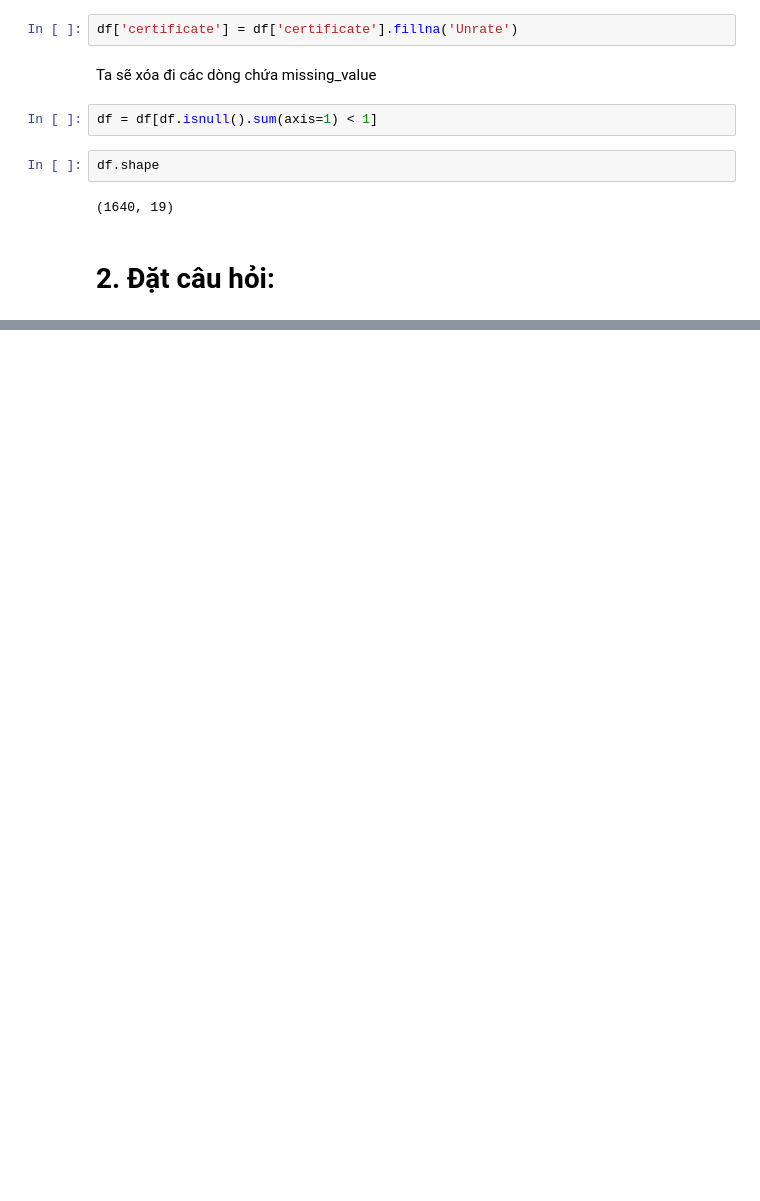
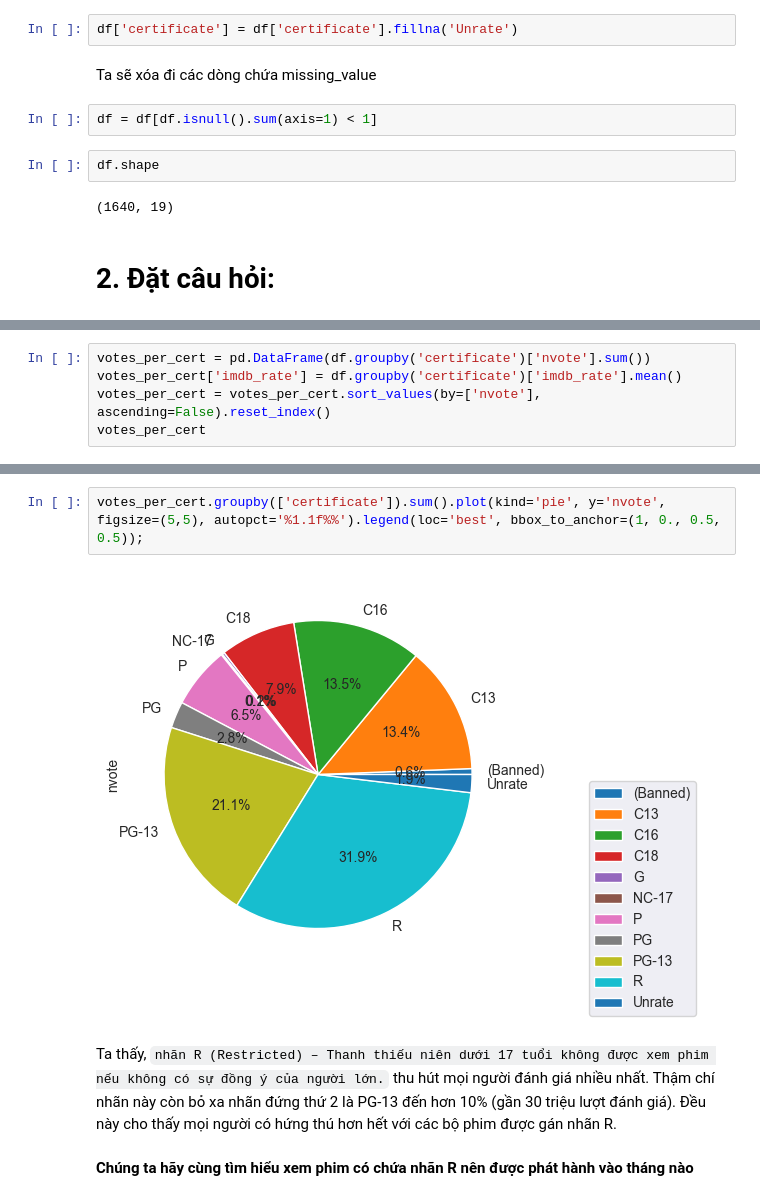
Before and after one commit to Eakan-Git/Introduction-to-Data-Science, a Jupyter notebook: data_explorations.ipynb, the cells around one changed output, grey strips where cells are left out. Drawn from its saved outputs; the diff is of its cells as text; blank space fills up the shorter version.

```diff
--- a/data_explorations.ipynb
+++ b/data_explorations.ipynb
@@ -355,0 +432,5 @@ df.shape
+# %%
+votes_per_cert = pd.DataFrame(df.groupby('certificate')['nvote'].sum())
+votes_per_cert['imdb_rate'] = df.groupby('certificate')['imdb_rate'].mean()
+votes_per_cert = votes_per_cert.sort_values(by=['nvote'], ascending=False).reset_index()
+votes_per_cert
@@ -355,0 +450,8 @@ df.shape
+# %%
+votes_per_cert.groupby(['certificate']).sum().plot(kind='pie', y='nvote', figsize=(5,5), autopct='%1.1f%%').legend(loc='best', bbox_to_anchor=(1, 0., 0.5, 0.5));
+# %% [output]
+[figure, added]
+# %% [markdown]
+Ta thấy, `nhãn R (Restricted) – Thanh thiếu niên dưới 17 tuổi không được xem phim nếu không có sự đồng ý của người lớn.` thu hút mọi người đánh giá nhiều nhất. Thậm chí nhãn này còn bỏ xa nhãn đứng thứ 2 là PG-13 đến hơn 10% (gần 30 triệu lượt đánh giá). Đều này cho thấy mọi người có hứng thú hơn hết với các bộ phim được gán nhãn R.
+# %% [markdown]
+**Chúng ta hãy cùng tìm hiểu xem phim có chứa nhãn R nên được phát hành vào tháng nào**
```
Also changed, not shown: parts of 35 cells of this notebook.
